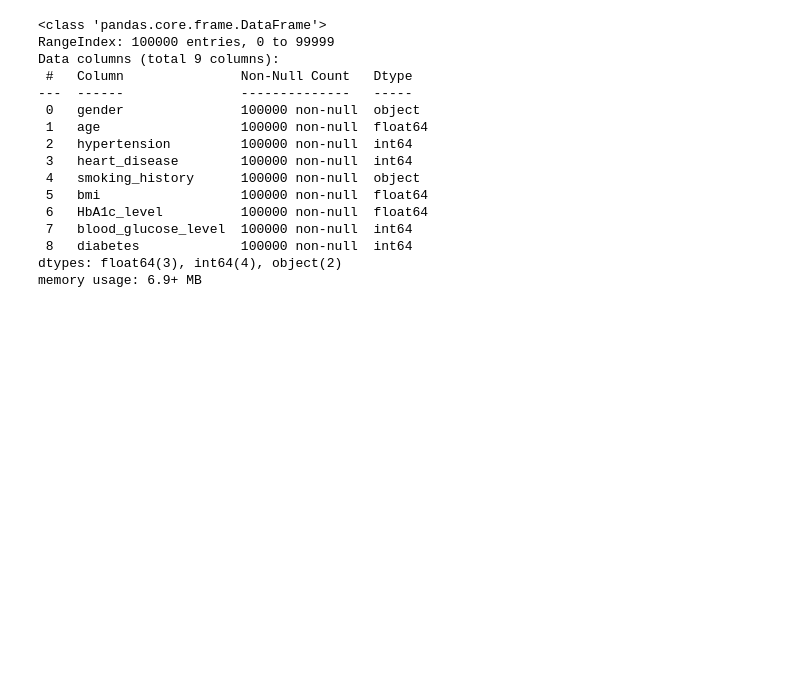
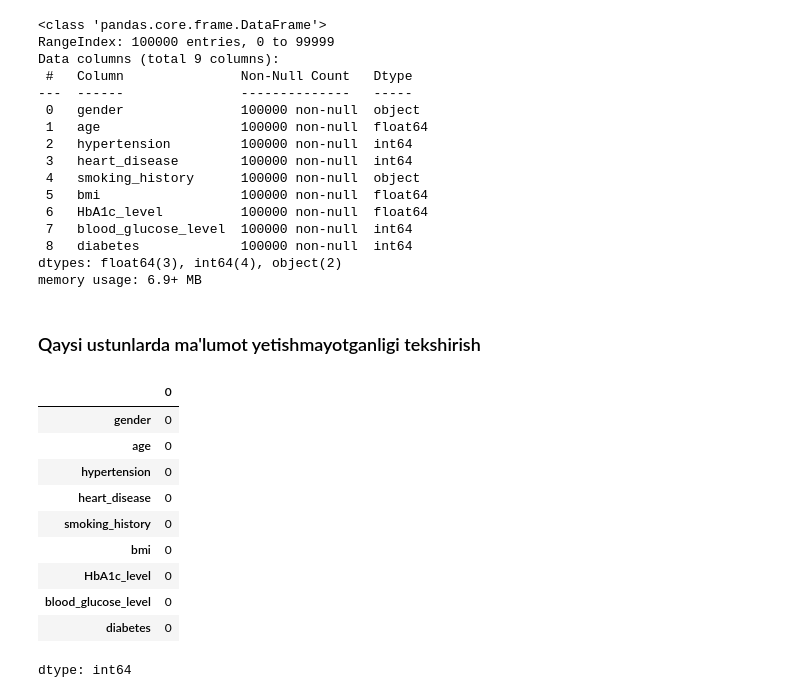
Before and after one commit to abdulloyev/DataScientis-openSource, a Jupyter notebook: Qandli_diabetni_bashorat_qilishning_intellektual_algoritmlari.ipynb, the cells around one changed output. Drawn from its saved outputs; the diff is of its cells as text; code cells hidden in the pictures; blank space fills up the shorter version.

```diff
--- a/Qandli_diabetni_bashorat_qilishning_intellektual_algoritmlari.ipynb
+++ b/Qandli_diabetni_bashorat_qilishning_intellektual_algoritmlari.ipynb
@@ -48,3 +50,19 @@ Data columns (total 9 columns):
  8   diabetes             100000 non-null  int64
 dtypes: float64(3), int64(4), object(2)
 memory usage: 6.9+ MB
+# %% [markdown]
+### Qaysi ustunlarda ma'lumot yetishmayotganligi tekshirish
+# %%
+df.isnull().sum()
+# %% [output]
+|  | 0 |
+| gender | 0 |
+| age | 0 |
+| hypertension | 0 |
+| heart_disease | 0 |
+| smoking_history | 0 |
+| bmi | 0 |
+| HbA1c_level | 0 |
+| blood_glucose_level | 0 |
+| diabetes | 0 |
+dtype: int64
```
Also changed, not shown: parts of 38 cells of this notebook.
